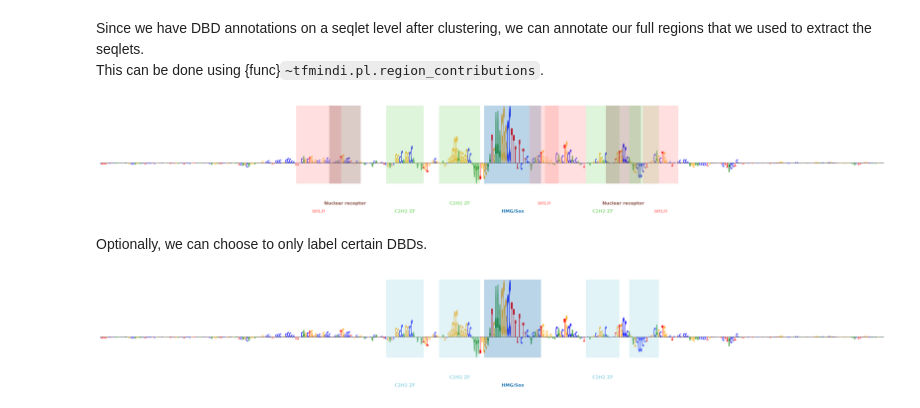
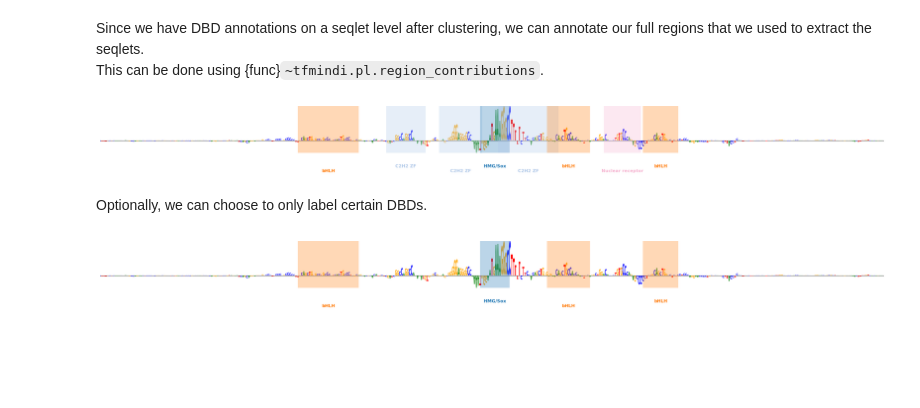
Before and after one commit to aertslab/TF-MInDi, a Jupyter notebook: docs/notebooks/02_analysis_tutorial.ipynb, the cells around one changed output. Cells and saved outputs as stored; diff of their text form; code cells hidden in the pictures; blank space fills up the shorter version.

Commit message:
update topic modeling to store results in anndata and update docs to new seqlet func

```diff
--- a/docs/notebooks/02_analysis_tutorial.ipynb
+++ b/docs/notebooks/02_analysis_tutorial.ipynb
@@ -215,29 +215,29 @@ This can be done using {func}`~tfmindi.pl.region_contributions`.
 # %%
 example_idx = 19895  # random region idx
 tm.pl.region_contributions(
     adata,
     example_idx=example_idx,
     zoom_start=900,
     zoom_end=1300,  # focus on center 400bp
     min_attribution=3,  # ignore seqlets below this (absolute) threshold
-    height=3,
+    height=2,
     width=20,
 )
 # %% [output]
-[figure, old version]
+[figure, new version]
 # %% [markdown]
 Optionally, we can choose to only label certain DBDs.
 # %%
 example_idx = 19895  # random region idx
 tm.pl.region_contributions(
     adata,
-    dbd_names=["HMG/Sox", "C2H2 ZF"],  # only show seqlets with these DBDs
+    dbd_names=["HMG/Sox", "bHLH"],  # only show seqlets with these DBDs
     example_idx=example_idx,
     zoom_start=900,
     zoom_end=1300,  # focus on center 400bp
     min_attribution=3,  # ignore seqlets below this (absolute) threshold
-    height=3,
+    height=2,
     width=20,
 )
 # %% [output]
-[figure, old version]
+[figure, new version]
```
Also changed, not shown: parts of 11 cells of this notebook, 6 other files.
